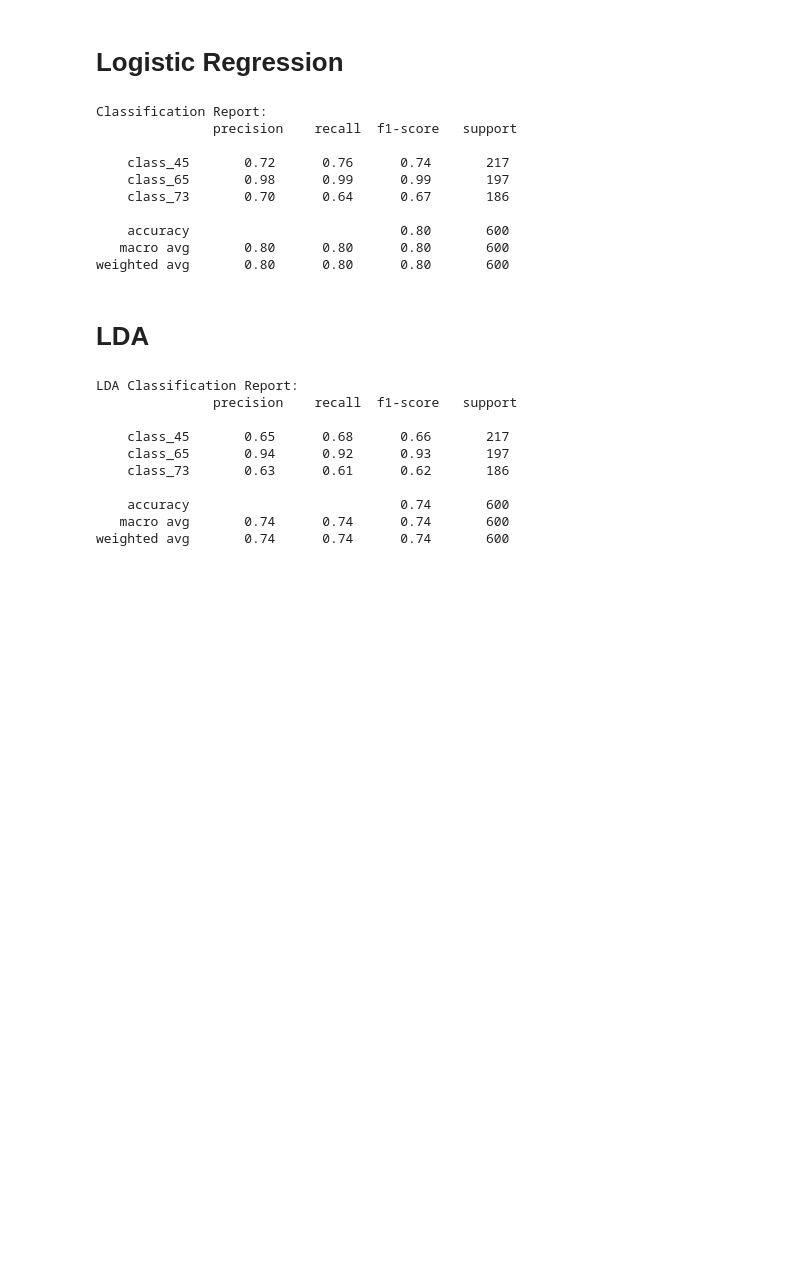
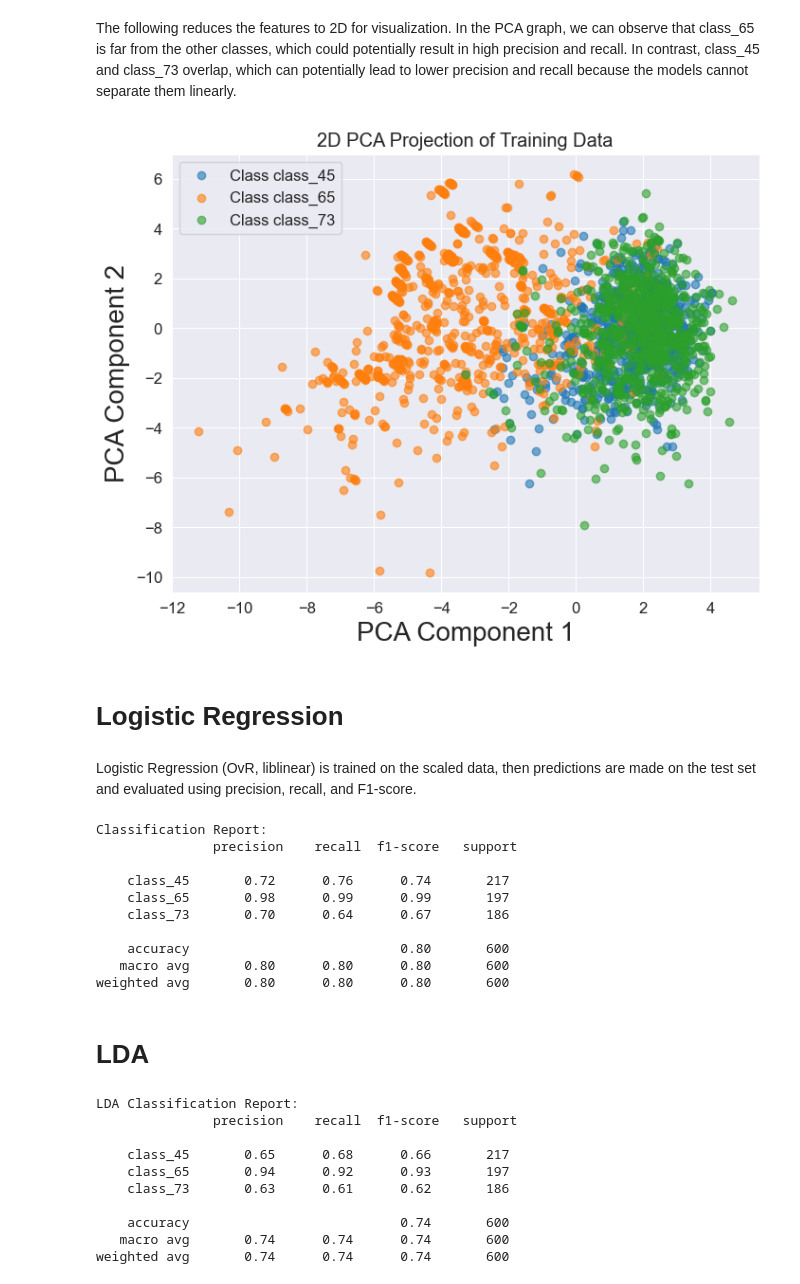
Before and after one commit to EnMiaoYe/APRAU_DEN_C_1211905_1211613_1030058, a Jupyter notebook: src/classification/classification_holdout.ipynb, the cells around one changed output. Drawn from its saved outputs; the diff is of its cells as text; code cells hidden in the pictures; blank space fills up the shorter version.

```diff
--- a/src/classification/classification_holdout.ipynb
+++ b/src/classification/classification_holdout.ipynb
@@ -43,3 +52,30 @@ X = data_set.drop(columns=["target_class"])
+# %% [markdown]
+The following reduces the features to 2D for visualization. In the PCA graph, we can observe that class_65 is far from the other classes, which could potentially result in high precision and recall. In contrast, class_45 and class_73 overlap, which can potentially lead to lower precision and recall because the models cannot separate them linearly.
+# %%
+# Reduce features to 2D for visualization
+pca = PCA(n_components=2)
+X_train_2d = pca.fit_transform(X_train_scaled)
+
+# Plot
+plt.figure(figsize=(8,6))
+for cls, color in zip(np.unique(y_train), ['red', 'green', 'blue']):
+    plt.scatter(
+        X_train_2d[y_train == cls, 0],
+        X_train_2d[y_train == cls, 1],
+        label=f"Class {cls}",
+        alpha=0.6
+    )
+
+plt.title("2D PCA Projection of Training Data")
+plt.xlabel("PCA Component 1")
+plt.ylabel("PCA Component 2")
+plt.legend()
+plt.grid(True)
+plt.show()
+# %% [output]
+[figure, added]
 # %% [markdown]
 # Logistic Regression
+# %% [markdown]
+ Logistic Regression (OvR, liblinear) is trained on the scaled data, then predictions are made on the test set and evaluated using precision, recall, and F1-score.
 # %%
```
Also changed, not shown: parts of 11 cells of this notebook.
